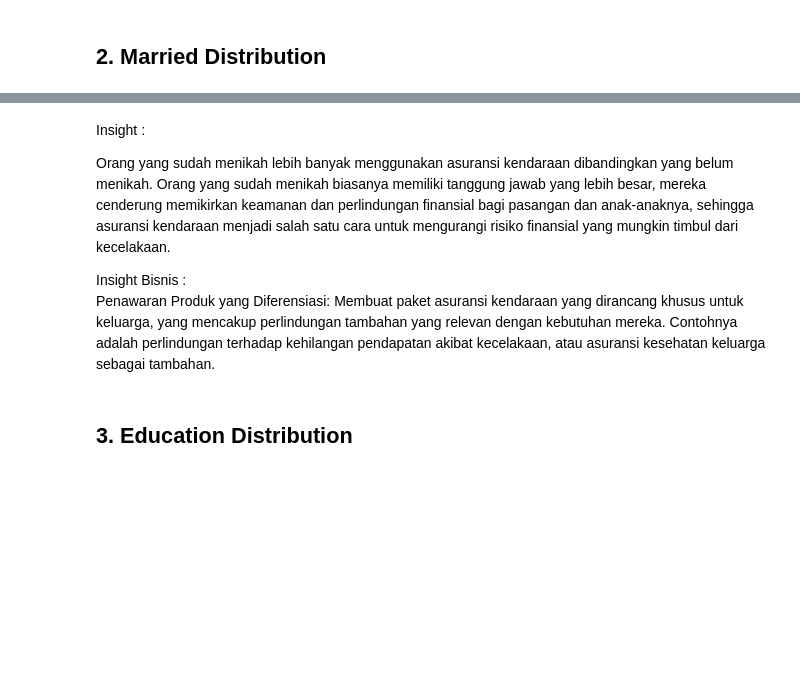
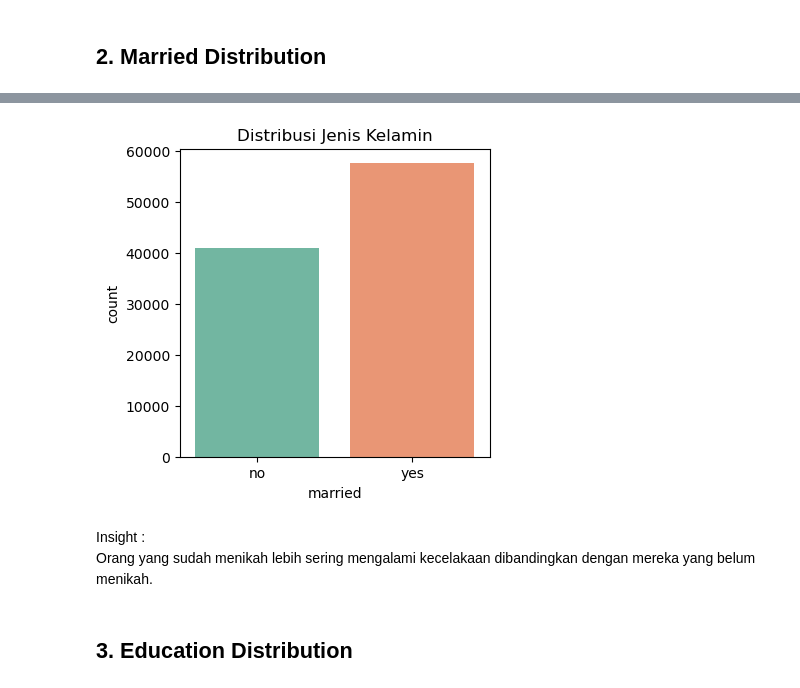
Before and after one commit to FTDS-assignment-bay/p2-final-project-ftds-012-hck-group-001, a Jupyter notebook: vehicle_damage_analysis_ind.ipynb, the cells around one changed output, grey strips where cells are left out. Cells and saved outputs as stored; diff of their text form; code cells hidden in the pictures; blank space fills up the shorter version.

```diff
--- a/vehicle_damage_analysis_ind.ipynb
+++ b/vehicle_damage_analysis_ind.ipynb
@@ -100,11 +88,13 @@ plt.show()
-# %% [markdown]
-Insight :
-
-Orang yang sudah menikah lebih banyak menggunakan  asuransi kendaraan dibandingkan yang belum menikah.
-Orang yang sudah menikah biasanya memiliki tanggung jawab yang lebih besar, mereka cenderung memikirkan keamanan dan perlindungan finansial bagi pasangan dan anak-anaknya, sehingga asuransi kendaraan menjadi salah satu cara untuk mengurangi risiko finansial yang mungkin timbul dari kecelakaan.
-
-Insight Bisnis :
-Penawaran Produk yang Diferensiasi: Membuat paket asuransi kendaraan yang dirancang khusus untuk keluarga, yang mencakup perlindungan tambahan yang relevan dengan kebutuhan mereka. Contohnya adalah perlindungan terhadap kehilangan pendapatan akibat kecelakaan, atau asuransi kesehatan keluarga sebagai tambahan.
+# %%
+plt.figure(figsize=(4,4))
+sns.countplot(x='married', data=df_eda, palette='Set2')
+plt.title('Distribusi Jenis Kelamin')
+plt.show()
+# %% [output]
+[figure, added]
+# %% [markdown]
+Insight :
+Orang yang sudah menikah lebih sering mengalami kecelakaan dibandingkan dengan mereka yang belum menikah.
 # %% [markdown]
 ## 3. Education Distribution
 # %%
```
Also changed, not shown: parts of 19 cells of this notebook, 3 other files.
